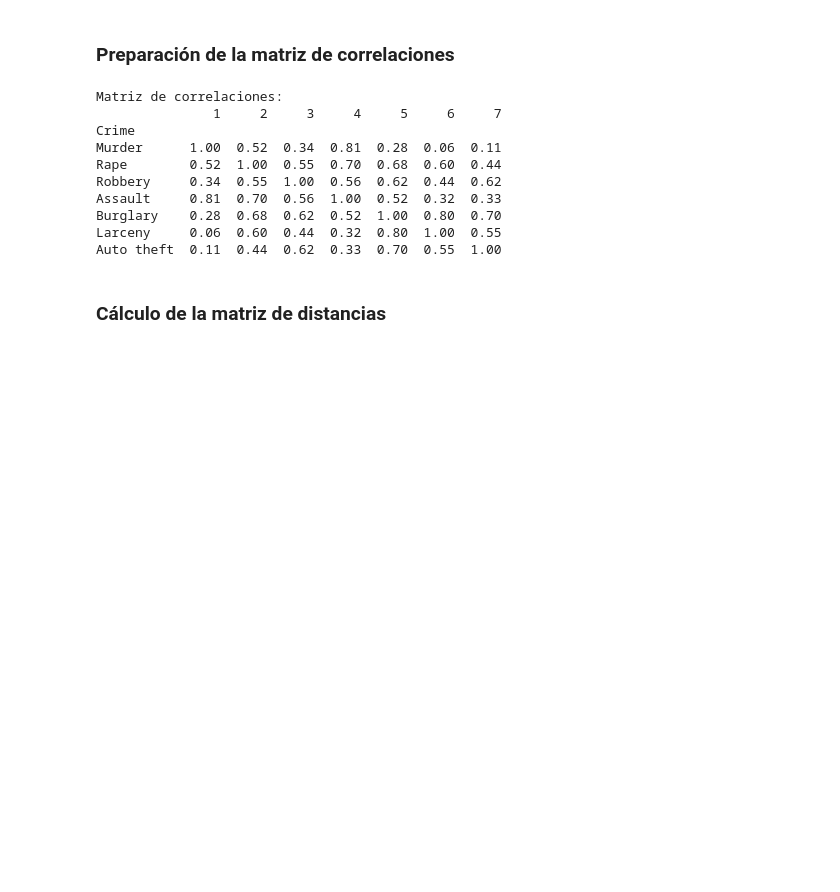
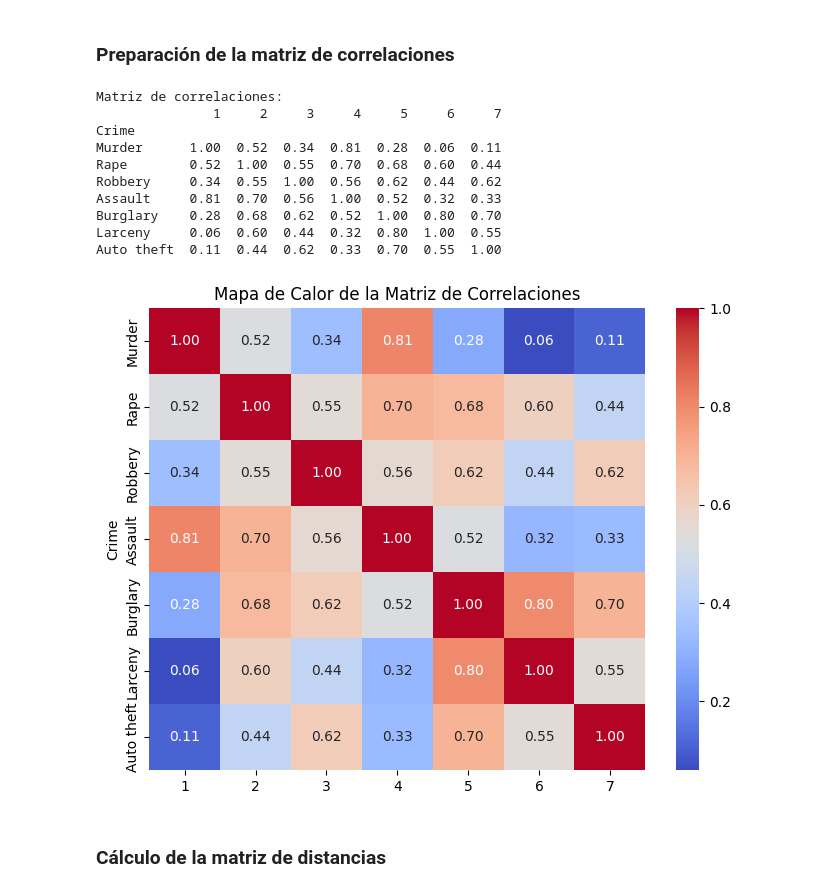
Before and after one commit to PacoAcun/Machine_Learning_Elements, a Jupyter notebook: Tarea 2/Tarea_2.ipynb, the cells around one changed output. Drawn from its saved outputs; the diff is of its cells as text; code cells hidden in the pictures; blank space fills up the shorter version.

Commit message:
Graph on inciso 2

```diff
--- a/Tarea 2/Tarea_2.ipynb
+++ b/Tarea 2/Tarea_2.ipynb
@@ -58,19 +60,25 @@ Auto theft    7  0.11  0.44  0.62  0.33  0.70  0.55  1.00
 # %%
 # La tabla incluye una columna "No.", que no es necesaria para el análisis de correlación. La eliminamos.
 correlation_matrix = df.drop(columns=["No."]).astype(float)
 print("\nMatriz de correlaciones:")
 print(correlation_matrix)
+
+plt.figure(figsize=(8, 6))
+sns.heatmap(correlation_matrix, annot=True, cmap="coolwarm", fmt=".2f")
+plt.title("Mapa de Calor de la Matriz de Correlaciones")
+plt.show()
 # %% [output]
 Matriz de correlaciones:
                1     2     3     4     5     6     7
 Crime
 Murder      1.00  0.52  0.34  0.81  0.28  0.06  0.11
 Rape        0.52  1.00  0.55  0.70  0.68  0.60  0.44
 Robbery     0.34  0.55  1.00  0.56  0.62  0.44  0.62
 Assault     0.81  0.70  0.56  1.00  0.52  0.32  0.33
 Burglary    0.28  0.68  0.62  0.52  1.00  0.80  0.70
 Larceny     0.06  0.60  0.44  0.32  0.80  1.00  0.55
 Auto theft  0.11  0.44  0.62  0.33  0.70  0.55  1.00
+[figure, added]
 # %% [markdown]
 ### Cálculo de la matriz de distancias
 # %%
```
Also changed, not shown: parts of 2 cells of this notebook, 2 other files.
